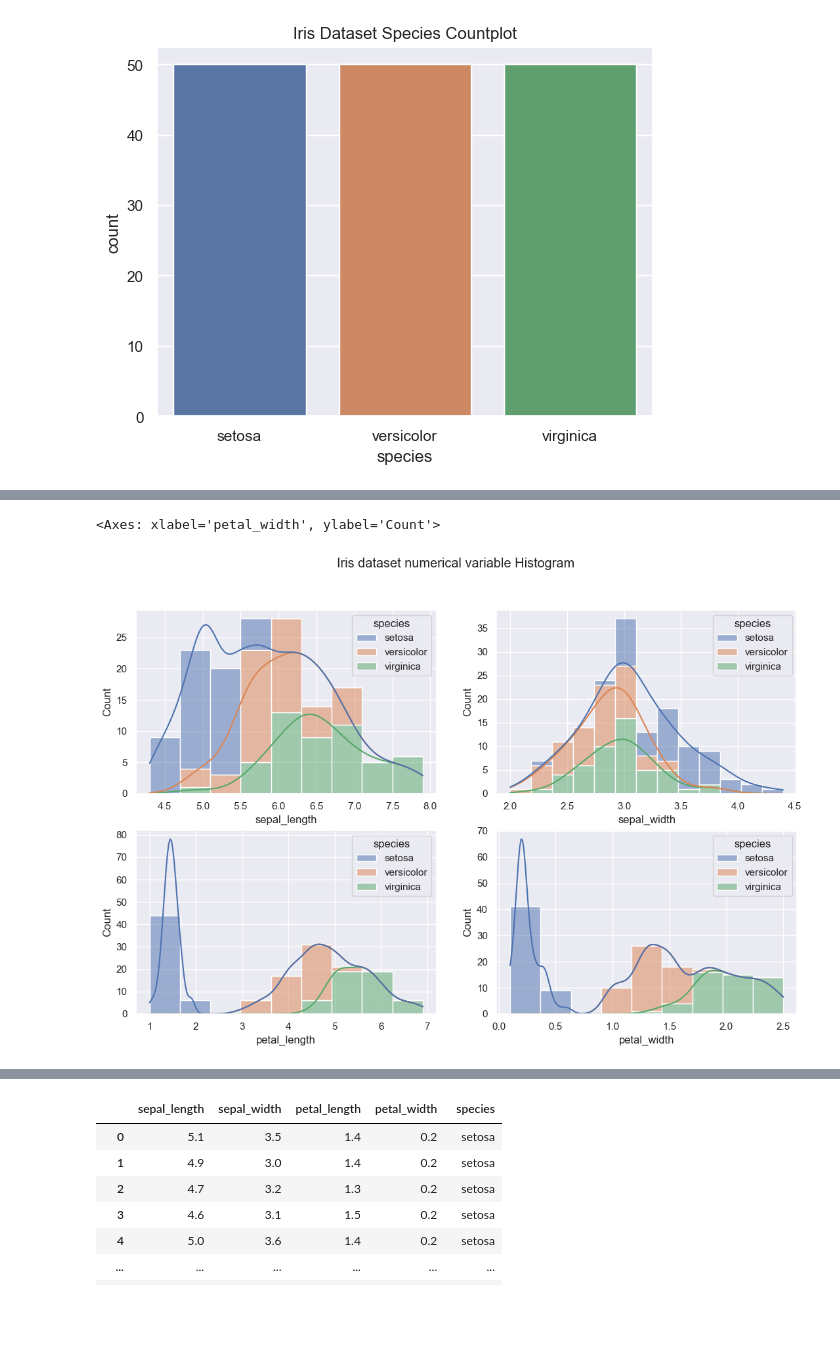
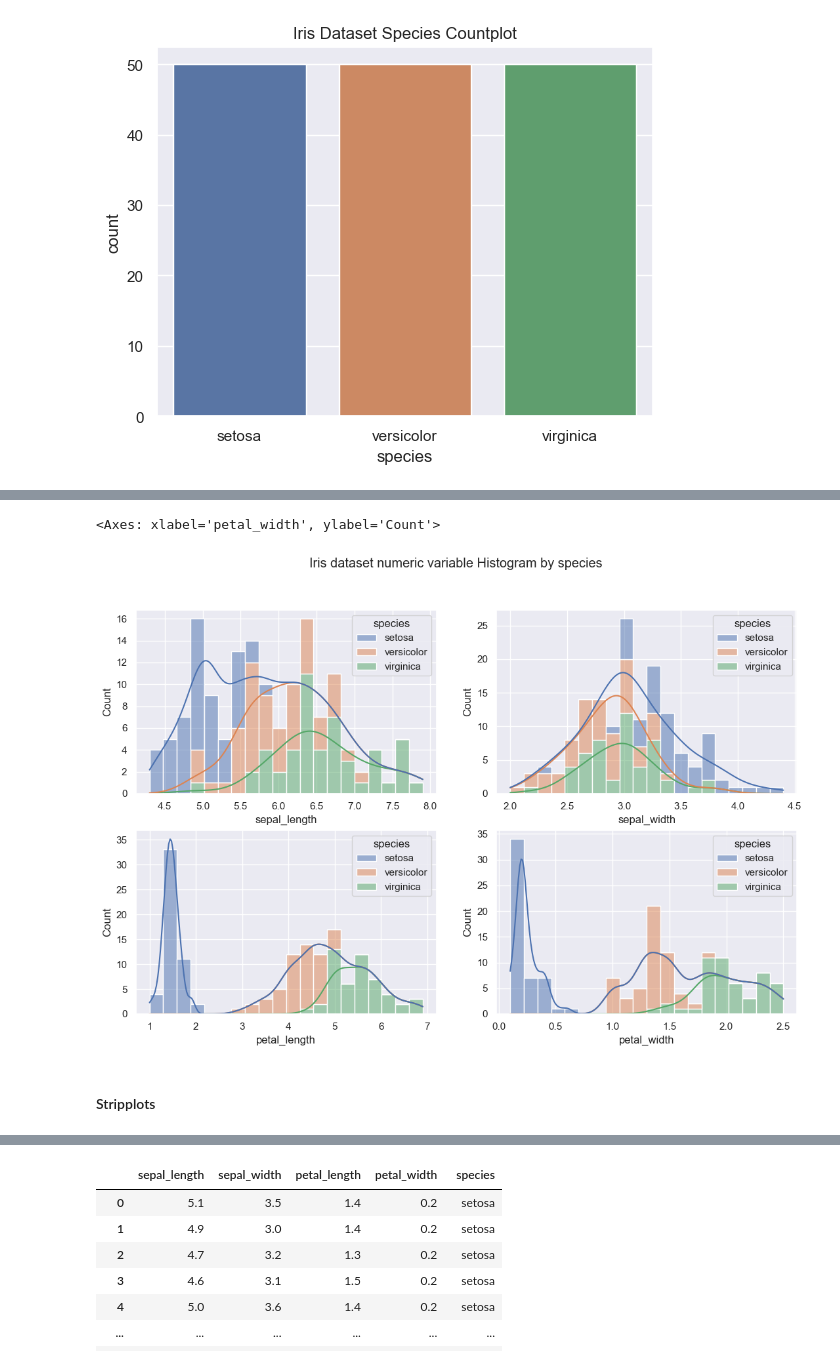
Before and after one commit to Gtalen/pands-project, a Jupyter notebook: iris.ipynb, the cells around one changed output, grey strips where cells are left out. Drawn from its saved outputs; the diff is of its cells as text; code cells hidden in the pictures; blank space fills up the shorter version.

```diff
--- a/iris.ipynb
+++ b/iris.ipynb
@@ -178,16 +197,18 @@ Text(0.5, 1.0, 'Iris Dataset Species Countplot')
 # %%
-#creating a histogram for the numerical variables
+#creating a histogram for the numeric variables by species
 fig, ax = plt.subplots(2, 2, figsize = (13, 8))
-fig.suptitle ('Iris dataset numerical variable Histogram')
+fig.suptitle ('Iris dataset numeric variable Histogram by species')
 
 # Setting up the subplots
-sns.histplot(data=iris_data, x='sepal_length', hue='species',  multiple='stack', kde=True, ax = ax [0, 0])
-sns.histplot(data=iris_data, x='sepal_width', hue='species',   multiple='stack', kde=True, ax = ax [0, 1])
-sns.histplot(data=iris_data, x='petal_length', hue='species',multiple='stack', kde=True, ax = ax [1, 0])
-sns.histplot(data=iris_data, x='petal_width', hue='species', multiple='stack',kde=True, ax = ax [1, 1])
+sns.histplot(data=iris_data, x='sepal_length', hue='species', bins = 20,  multiple='stack', kde=True, ax = ax [0, 0])
+sns.histplot(data=iris_data, x='sepal_width', hue='species',   multiple='stack', bins=20, kde=True, ax = ax [0, 1])
+sns.histplot(data=iris_data, x='petal_length', hue='species',multiple='stack', bins=20, kde=True, ax = ax [1, 0])
+sns.histplot(data=iris_data, x='petal_width', hue='species', multiple='stack', bins=20, kde=True, ax = ax [1, 1])
 # %% [output]
 <Axes: xlabel='petal_width', ylabel='Count'>
-[figure, old version]
+[figure, new version]
+# %% [markdown]
+#### Stripplots
 # %%
 fig, ax = plt.subplots(2, 2, figsize = (15, 15))
 fig.suptitle ('Iris Dataset numeric variables stripplots by species')
```
Also changed, not shown: parts of 70 cells of this notebook, 12 other files.
